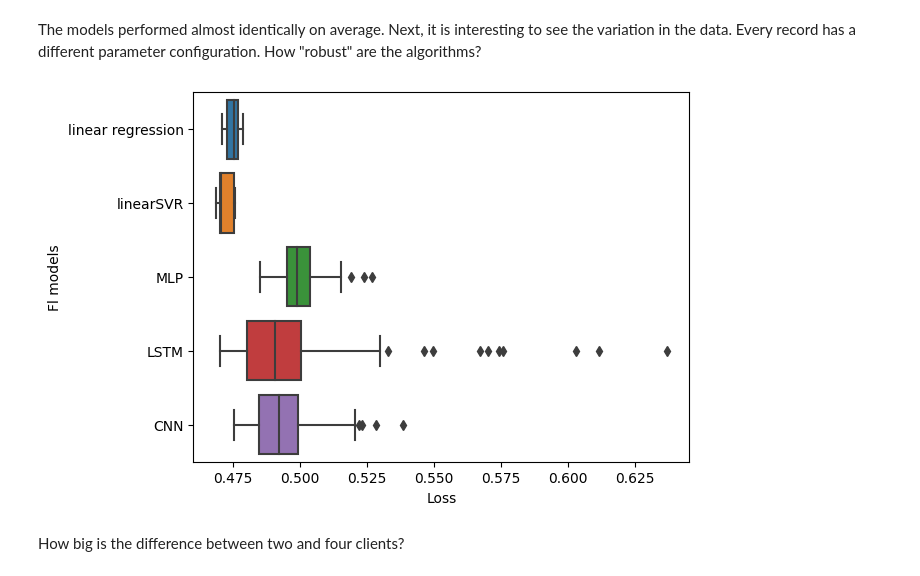
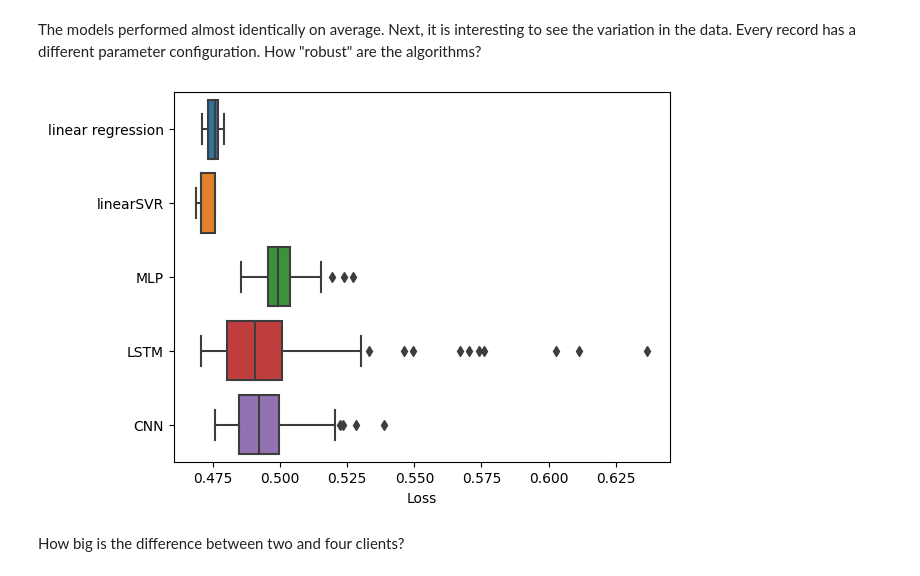
Before and after one commit to Flowwrian/Investigating-the-Effectiveness-of-Cross-Silo-Datasets-for-Training-Federated-Learning-Models, a Jupyter notebook: notebooks/weather_analysis.ipynb, the cells around one changed output. Saved outputs shown, nothing was run; the diff lists cells and outputs as text; code cells hidden in the pictures.

```diff
--- a/notebooks/weather_analysis.ipynb
+++ b/notebooks/weather_analysis.ipynb
@@ -165,13 +165,13 @@ The models performed almost identically on average. Next, it is interesting to s
 # %%
 sns.boxplot(data=weather_df, x="centralized_loss", y="model")
 
-plt.ylabel("Fl models")
+plt.ylabel("")
 plt.xlabel("Loss")
 
 plt.savefig("exports/weather_fl_variance.svg")
 plt.show()
 # %% [output]
-[figure, old version]
+[figure, new version]
 # %% [markdown]
 How big is the difference between two and four clients?
 # %%
```
Also changed, not shown: parts of 2 cells of this notebook, 27 other files.
